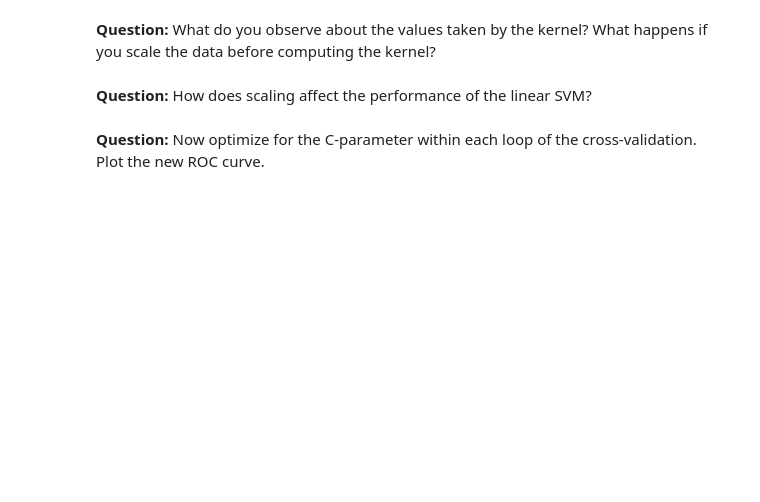
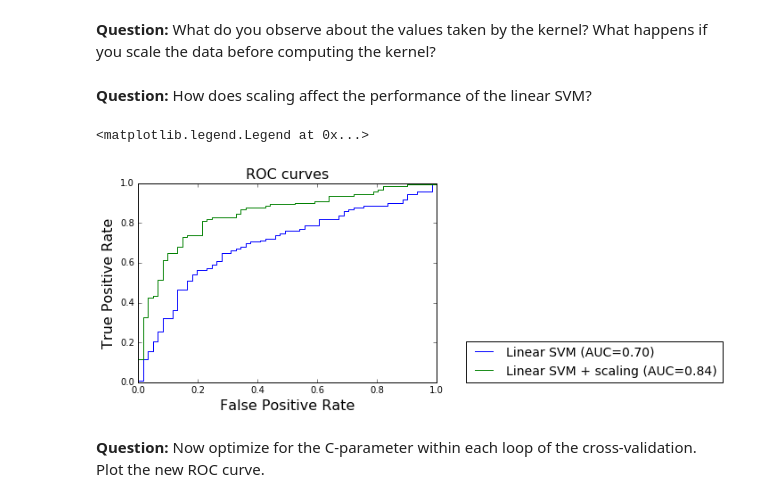
Before and after one commit to Coneain/ma2823_2016, a Jupyter notebook: lab_notebooks/Lab 7 2016-11-25 Support Vector Machines.ipynb, the cells around one changed output. Cells and saved outputs as stored; diff of their text form; code cells hidden in the pictures; blank space fills up the shorter version.

```diff
--- a/lab_notebooks/Lab 7 2016-11-25 Support Vector Machines.ipynb
+++ b/lab_notebooks/Lab 7 2016-11-25 Support Vector Machines.ipynb
@@ -157,38 +178,45 @@ def cross_validate_with_scaling(design_matrix, labels, classifier, cv_folds):
         Xte = design_matrix[te, :]
 
         # Create scaler object
-        # TODO
+        scaler = preprocessing.StandardScaler()
 
         # Fit the scaler and transform training data
-        # TODO
+        Xtr = scaler.fit_transform(Xtr)
+
 
         # Transform test data
-        # TODO
+        Xte = scaler.transform(Xte)
 
         # Fit classifier
         classifier.fit(Xtr, ytr)
 
         # Compute decision function on test data
-        # TODO
+        yte_pred = classifier.decision_function(Xte)
 
         # Update pred
-        # TODO
+        pred[te] = yte_pred
 
     return pred
 # %%
 clf = svm.SVC(kernel='linear')
 ypred_linear_scaled = cross_validate_with_scaling(X, y, clf, folds)
 
-# TODO
+fpr_s, tpr_s, thresholds_s = metrics.roc_curve(y, ypred_linear_scaled, pos_label=1)
+auc_s = metrics.auc(fpr_s, tpr_s)
 
-plt.plot(, #TODO
-            label='Linear SVM (AUC=%.2f)' % auc)
-plt.plot(, #TODO
-            label='Linear SVM + scaling (AUC=%.2f)' % auc2)
+plt.plot(fpr,
+         tpr,
+         label='Linear SVM (AUC=%.2f)' % auc)
+plt.plot(fpr_s,
+         tpr_s,
+         label='Linear SVM + scaling (AUC=%.2f)' % auc_s)
 
 plt.xlabel('False Positive Rate', fontsize=16)
 plt.ylabel('True Positive Rate', fontsize=16)
 plt.title('ROC curves', fontsize=16)
 plt.legend(loc=(1.1, 0), fontsize=14)
+# %% [output]
+<matplotlib.legend.Legend at 0x...>
+[figure, added]
 # %% [markdown]
 **Question:** Now optimize for the C-parameter within each loop of the cross-validation. Plot the new ROC curve.
```
Also changed, not shown: parts of 15 cells of this notebook.
